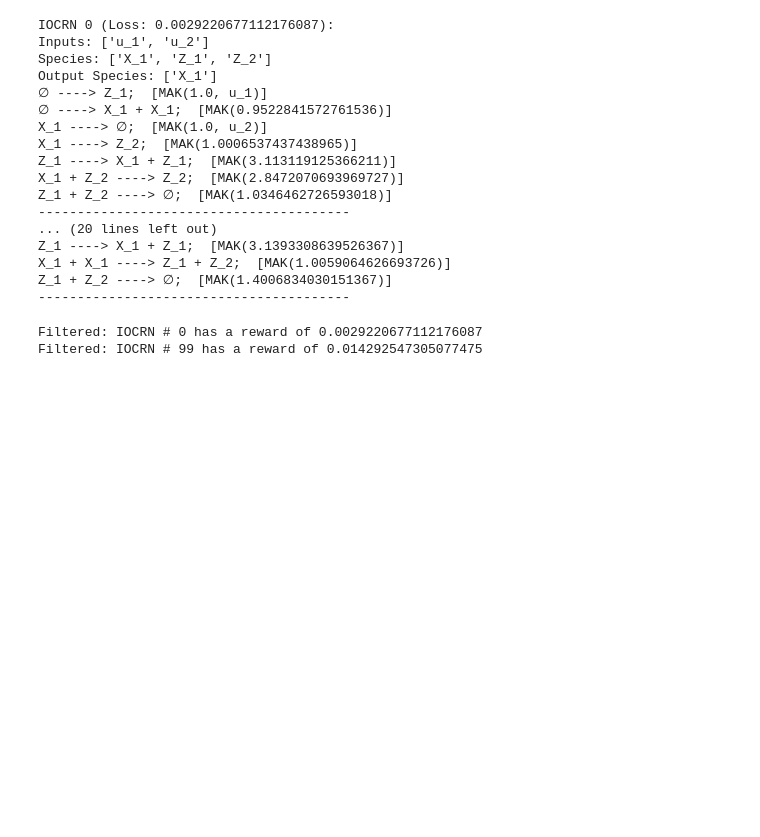
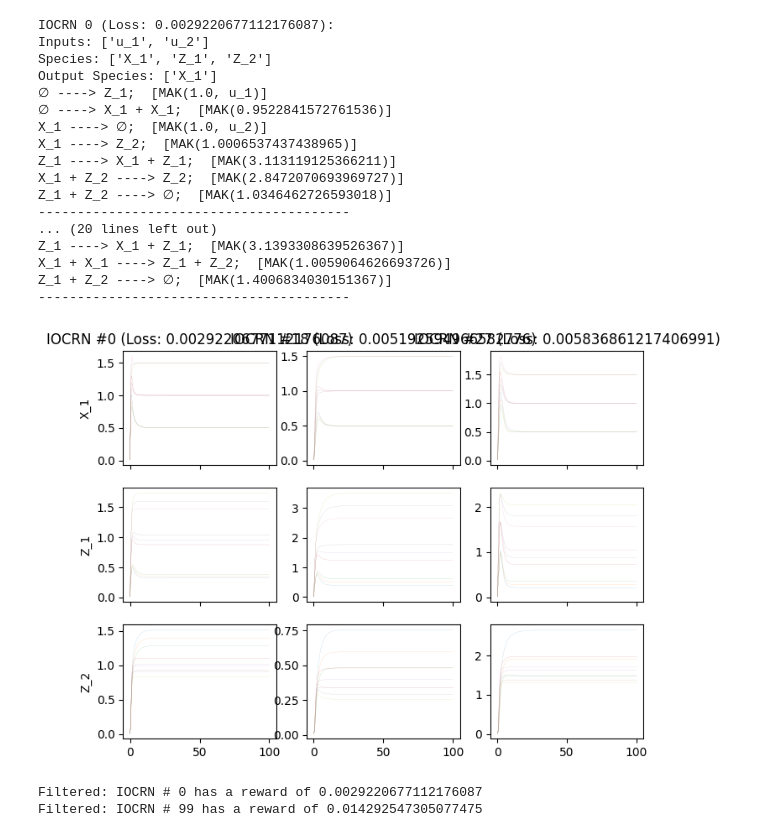
Before and after one commit to Maurice-Filo/GenAI-Net, a Jupyter notebook: apps_results_MAK_REINFORCE/RPA_3species_5rxns/plots/plot_results.ipynb, the cells around one changed output. Saved outputs shown, nothing was run; the diff lists cells and outputs as text; code cells hidden in the pictures; blank space fills up the shorter version.

```diff
--- a/apps_results_MAK_REINFORCE/RPA_3species_5rxns/plots/plot_results.ipynb
+++ b/apps_results_MAK_REINFORCE/RPA_3species_5rxns/plots/plot_results.ipynb
@@ -395,6 +396,22 @@ Z_1 ----> X_1 + Z_1;  [MAK(3.1393308639526367)]
 X_1 + X_1 ----> Z_1 + Z_2;  [MAK(1.0059064626693726)]
 Z_1 + Z_2 ----> ∅;  [MAK(1.4006834030151367)]
 ----------------------------------------
+# %%
+# Plot the responses (all species) of the following selected IOCRNs
+fig, ax = plt.subplots(len(species_labels), 3, figsize=(8, 2*len(species_labels)), sharex=True)
+
+for i in range(len(iocrn_indices_to_highlight)):
+    info = all_iocrns_sorted_filtered[iocrn_indices_to_highlight[i]].last_task_info
+    t = info["time_horizon"]
+    trajectories = info["trajectories"]
+    ax[0, i].set_title(f'IOCRN #{iocrn_indices_to_highlight[i]} (Loss: {info["reward"]})')
+    for j in range(len(species_labels)):
+        if i == 0:
+            ax[j, i].set_ylabel(species_labels[j])
+        for k in range(len(trajectories)):
+            ax[j, i].plot(t, trajectories[k][j, :], alpha=0.7, linewidth=0.1)
+# %% [output]
+[figure, added]
 # %%
 # Transient dynamics plot
 plt.rcParams.update({
```
Also changed, not shown: parts of 4 cells of this notebook, 57 other files.
